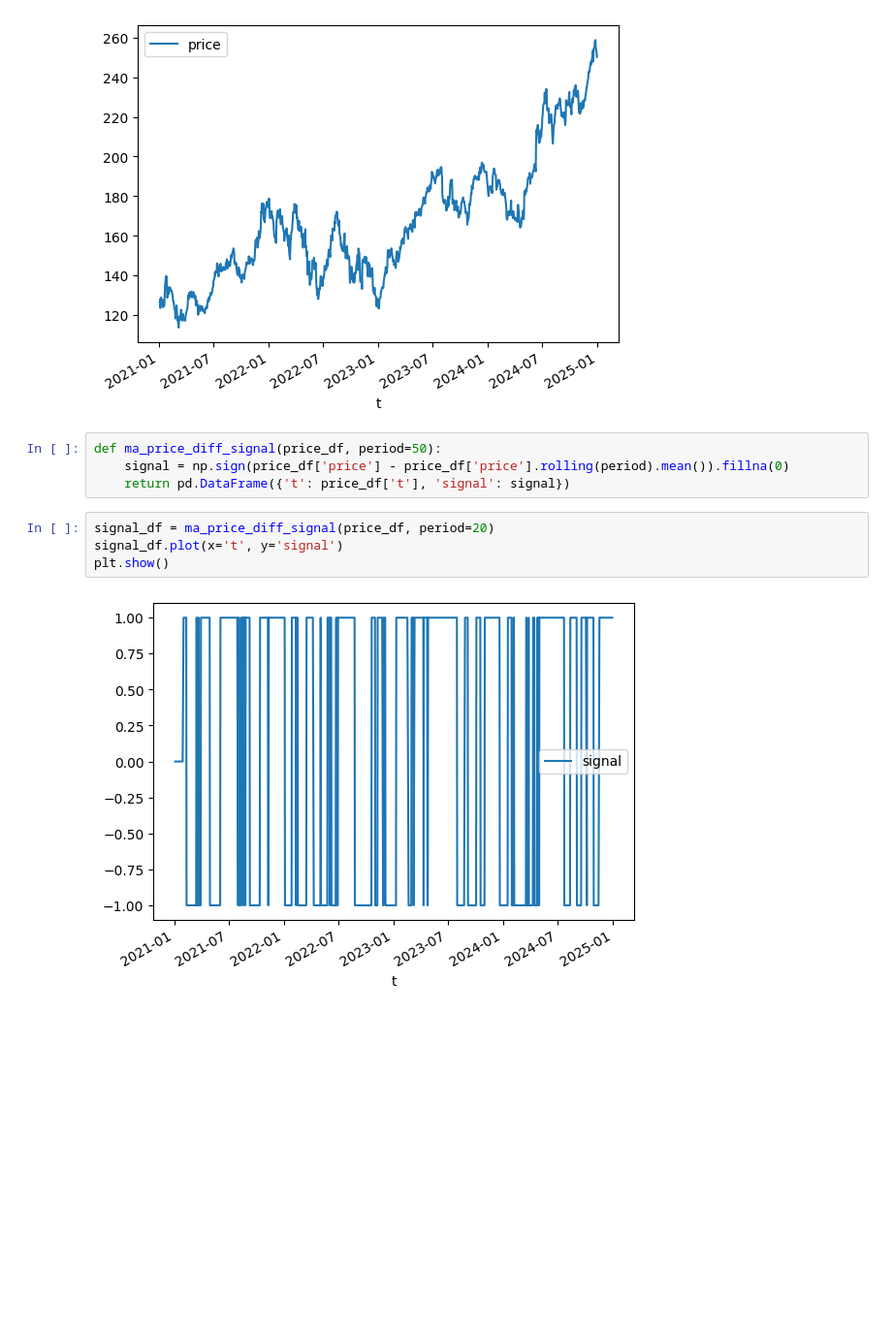
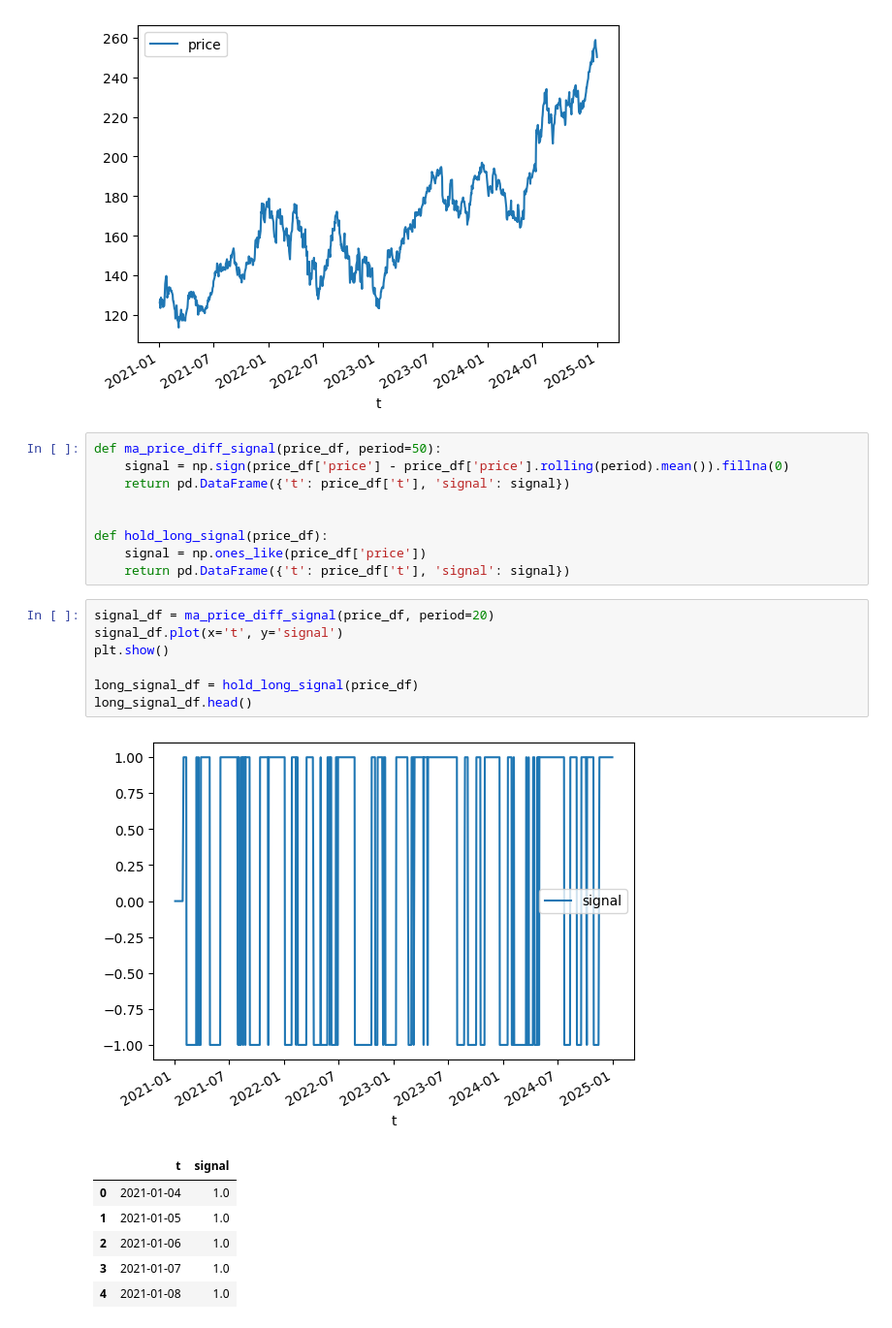
Before and after one commit to sysakm/backtester, a Jupyter notebook: historical_data_demo.ipynb, the cells around one changed output. Shown at 97% size. Drawn from its saved outputs; the diff is of its cells as text; blank space fills up the shorter version.

```diff
--- a/historical_data_demo.ipynb
+++ b/historical_data_demo.ipynb
@@ -16,10 +16,24 @@ plt.show()
 def ma_price_diff_signal(price_df, period=50):
     signal = np.sign(price_df['price'] - price_df['price'].rolling(period).mean()).fillna(0)
     return pd.DataFrame({'t': price_df['t'], 'signal': signal})
+
+
+def hold_long_signal(price_df):
+    signal = np.ones_like(price_df['price'])
+    return pd.DataFrame({'t': price_df['t'], 'signal': signal})
 # %%
 signal_df = ma_price_diff_signal(price_df, period=20)
 signal_df.plot(x='t', y='signal')
 plt.show()
+
+long_signal_df = hold_long_signal(price_df)
+long_signal_df.head()
 # %% [output]
 [figure]
+|  | t | signal |
+| 0 | 2021-01-04 | 1.0 |
+| 1 | 2021-01-05 | 1.0 |
+| 2 | 2021-01-06 | 1.0 |
+| 3 | 2021-01-07 | 1.0 |
+| 4 | 2021-01-08 | 1.0 |
 # %%
```
Also changed, not shown: parts of 4 cells of this notebook, 1 other file.
